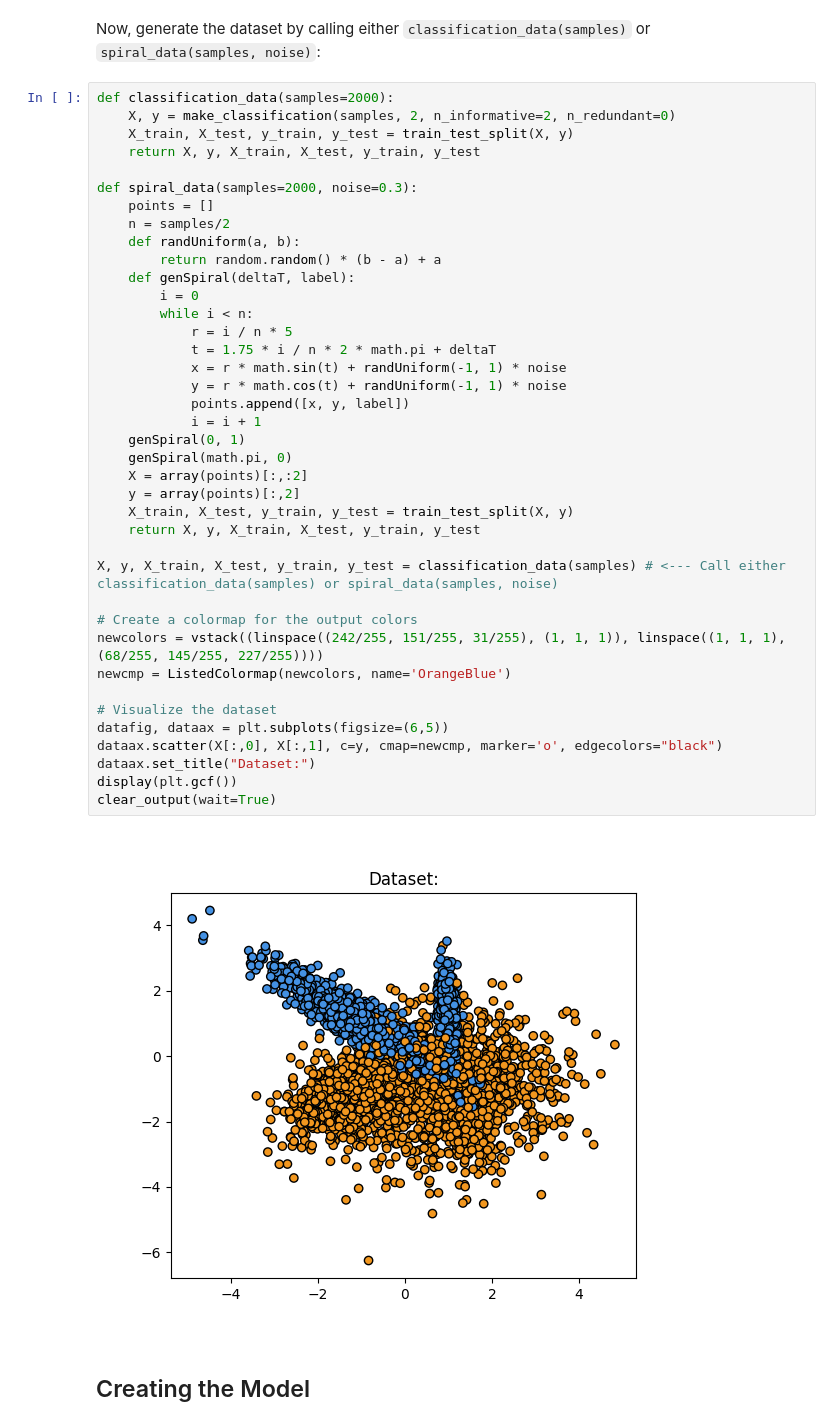
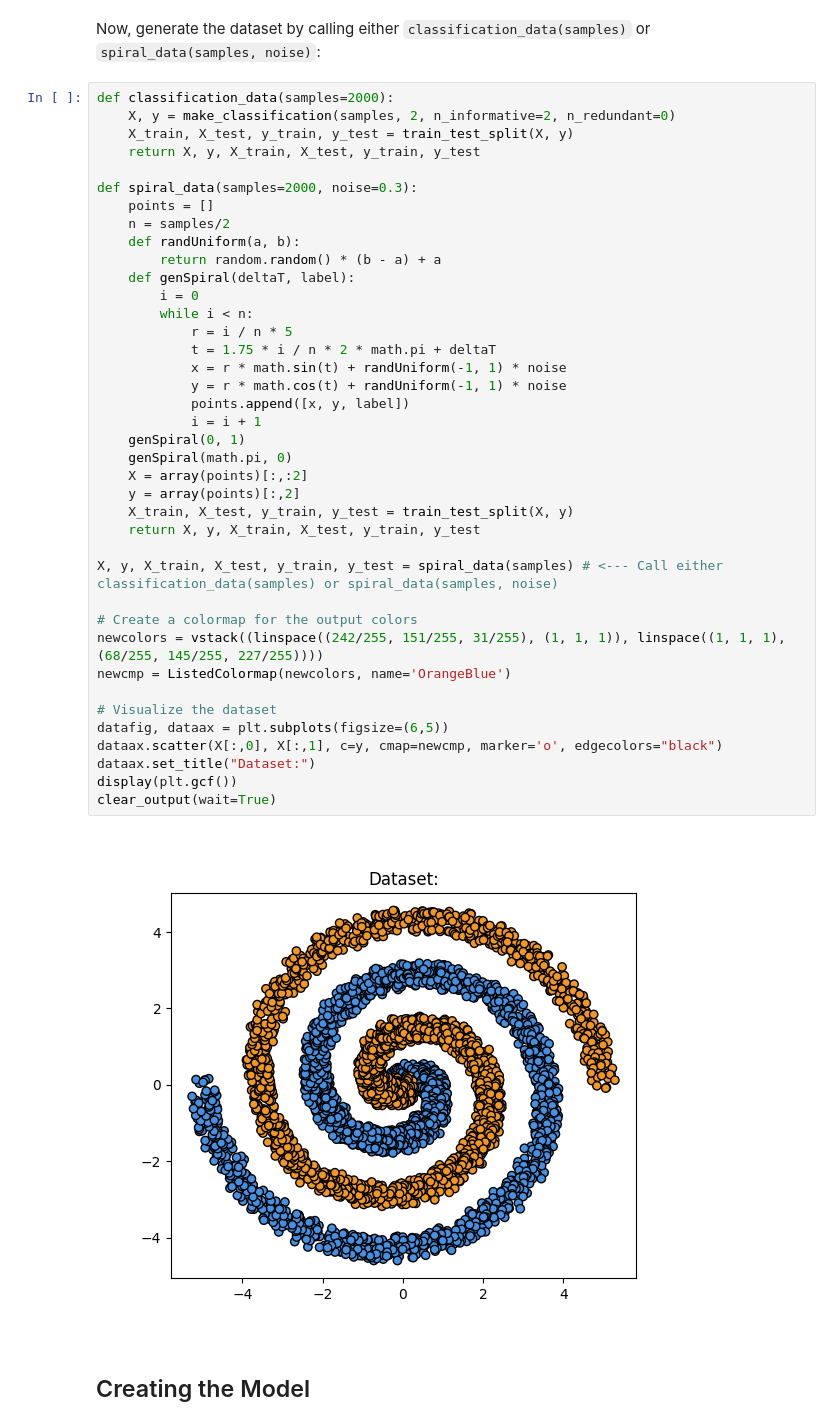
Before and after one commit to jacobtohahn/simple-nn-viz, a Jupyter notebook: simple_nn_decision.ipynb, the cells around one changed output. Drawn from its saved outputs; the diff is of its cells as text.

```diff
--- a/simple_nn_decision.ipynb
+++ b/simple_nn_decision.ipynb
@@ -59,35 +59,35 @@ def spiral_data(samples=2000, noise=0.3):
     def randUniform(a, b):
         return random.random() * (b - a) + a
     def genSpiral(deltaT, label):
         i = 0
         while i < n:
             r = i / n * 5
             t = 1.75 * i / n * 2 * math.pi + deltaT
             x = r * math.sin(t) + randUniform(-1, 1) * noise
             y = r * math.cos(t) + randUniform(-1, 1) * noise
             points.append([x, y, label])
             i = i + 1
     genSpiral(0, 1)
     genSpiral(math.pi, 0)
     X = array(points)[:,:2]
     y = array(points)[:,2]
     X_train, X_test, y_train, y_test = train_test_split(X, y)
     return X, y, X_train, X_test, y_train, y_test
 
-X, y, X_train, X_test, y_train, y_test = classification_data(samples) # <--- Call either classification_data(samples) or spiral_data(samples, noise)
+X, y, X_train, X_test, y_train, y_test = spiral_data(samples) # <--- Call either classification_data(samples) or spiral_data(samples, noise)
 
 # Create a colormap for the output colors
 newcolors = vstack((linspace((242/255, 151/255, 31/255), (1, 1, 1)), linspace((1, 1, 1), (68/255, 145/255, 227/255))))
 newcmp = ListedColormap(newcolors, name='OrangeBlue')
 
 # Visualize the dataset
 datafig, dataax = plt.subplots(figsize=(6,5))
 dataax.scatter(X[:,0], X[:,1], c=y, cmap=newcmp, marker='o', edgecolors="black")
 dataax.set_title("Dataset:")
 display(plt.gcf())
 clear_output(wait=True)
 # %% [output]
-[figure, old version]
+[figure, new version]
 # %% [markdown]
 ## Creating the Model
 # %% [markdown]
```
Also changed, not shown: parts of 1 cell of this notebook, 2 other files.
